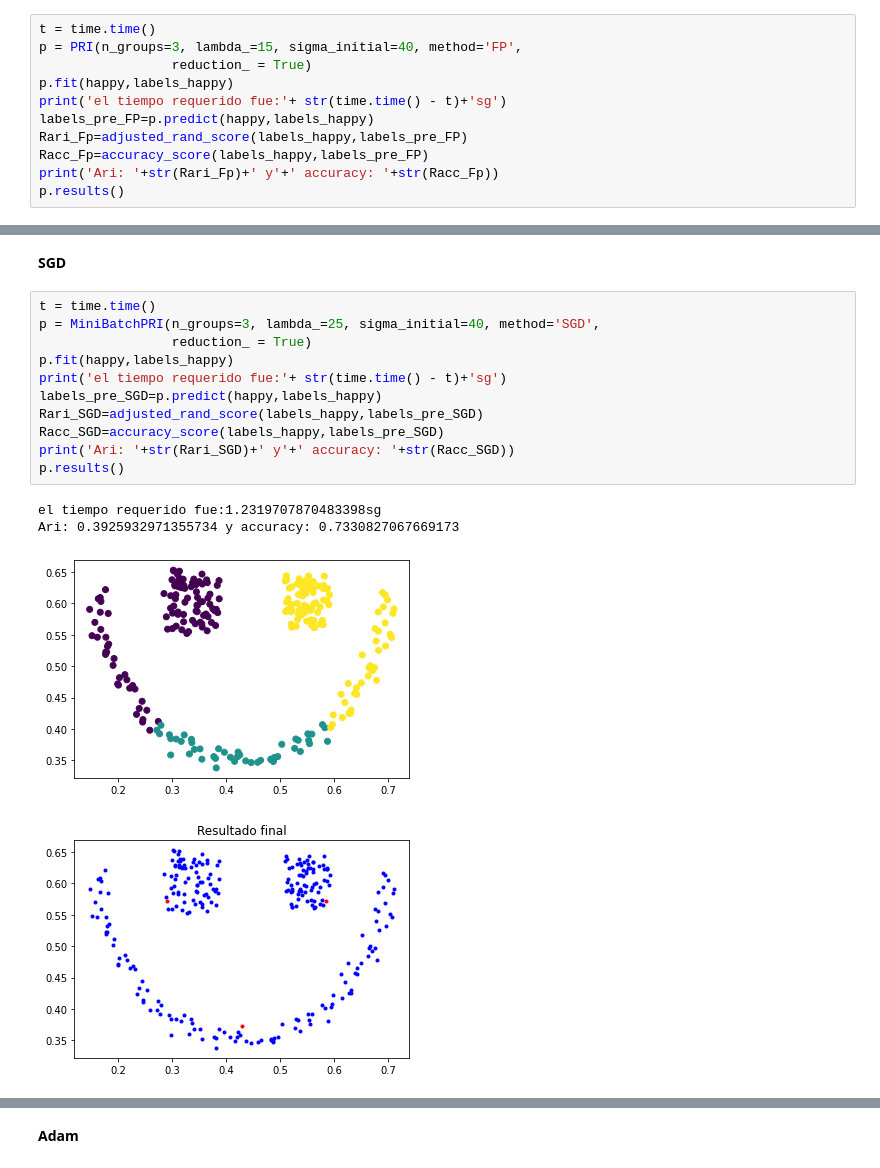
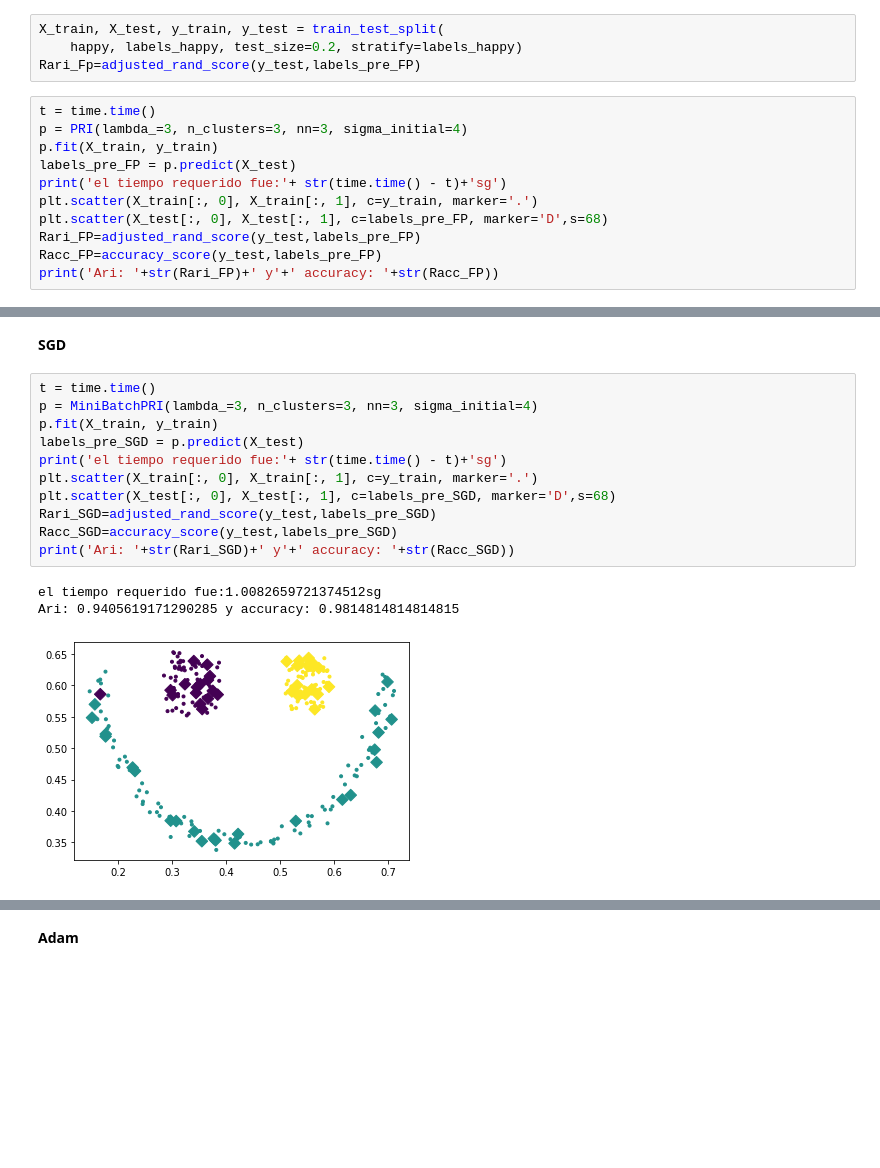
Before and after one commit to Bryan0122/PRI, a Jupyter notebook: PRI_Test.ipynb, the cells around one changed output, grey strips where cells are left out. Saved outputs shown, nothing was run; the diff lists cells and outputs as text; blank space fills up the shorter version.

```diff
--- a/PRI_Test.ipynb
+++ b/PRI_Test.ipynb
@@ -75,15 +75,19 @@ plt.scatter(happy[:,0],happy[:,1],c=labels_happy)
 **Parte 1**
 # %% [markdown]
 **Punto Fijo**
+# %%
+X_train, X_test, y_train, y_test = train_test_split(
+    happy, labels_happy, test_size=0.2, stratify=labels_happy)
+Rari_Fp=adjusted_rand_score(y_test,labels_pre_FP)
 # %%
 t = time.time()
-p = PRI(n_groups=3, lambda_=15, sigma_initial=40, method='FP',
-                 reduction_ = True)
-p.fit(happy,labels_happy)
+p = PRI(lambda_=3, n_clusters=3, nn=3, sigma_initial=4)
+p.fit(X_train, y_train)
+labels_pre_FP = p.predict(X_test)
 print('el tiempo requerido fue:'+ str(time.time() - t)+'sg')
-labels_pre_FP=p.predict(happy,labels_happy)
-Rari_Fp=adjusted_rand_score(labels_happy,labels_pre_FP)
-Racc_Fp=accuracy_score(labels_happy,labels_pre_FP)
-print('Ari: '+str(Rari_Fp)+' y'+' accuracy: '+str(Racc_Fp))
-p.results()
+plt.scatter(X_train[:, 0], X_train[:, 1], c=y_train, marker='.')
+plt.scatter(X_test[:, 0], X_test[:, 1], c=labels_pre_FP, marker='D',s=68)
+Rari_FP=adjusted_rand_score(y_test,labels_pre_FP)
+Racc_FP=accuracy_score(y_test,labels_pre_FP)
+print('Ari: '+str(Rari_FP)+' y'+' accuracy: '+str(Racc_FP))
 # %% [output]
@@ -97,17 +98,16 @@ Ari: 0.39811041152236226 y accuracy: 0.7368421052631579
 **SGD**
 # %%
 t = time.time()
-p = MiniBatchPRI(n_groups=3, lambda_=25, sigma_initial=40, method='SGD',
-                 reduction_ = True)
-p.fit(happy,labels_happy)
+p = MiniBatchPRI(lambda_=3, n_clusters=3, nn=3, sigma_initial=4)
+p.fit(X_train, y_train)
+labels_pre_SGD = p.predict(X_test)
 print('el tiempo requerido fue:'+ str(time.time() - t)+'sg')
-labels_pre_SGD=p.predict(happy,labels_happy)
-Rari_SGD=adjusted_rand_score(labels_happy,labels_pre_SGD)
-Racc_SGD=accuracy_score(labels_happy,labels_pre_SGD)
+plt.scatter(X_train[:, 0], X_train[:, 1], c=y_train, marker='.')
+plt.scatter(X_test[:, 0], X_test[:, 1], c=labels_pre_SGD, marker='D',s=68)
+Rari_SGD=adjusted_rand_score(y_test,labels_pre_SGD)
+Racc_SGD=accuracy_score(y_test,labels_pre_SGD)
 print('Ari: '+str(Rari_SGD)+' y'+' accuracy: '+str(Racc_SGD))
-p.results()
 # %% [output]
-el tiempo requerido fue:1.2319707870483398sg
-Ari: 0.3925932971355734 y accuracy: 0.7330827067669173
+el tiempo requerido fue:1.0082659721374512sg
+Ari: 0.9405619171290285 y accuracy: 0.9814814814814815
-[figure, old version]
+[figure, new version]
-[figure, removed]
```
Also changed, not shown: parts of 18 cells of this notebook.
